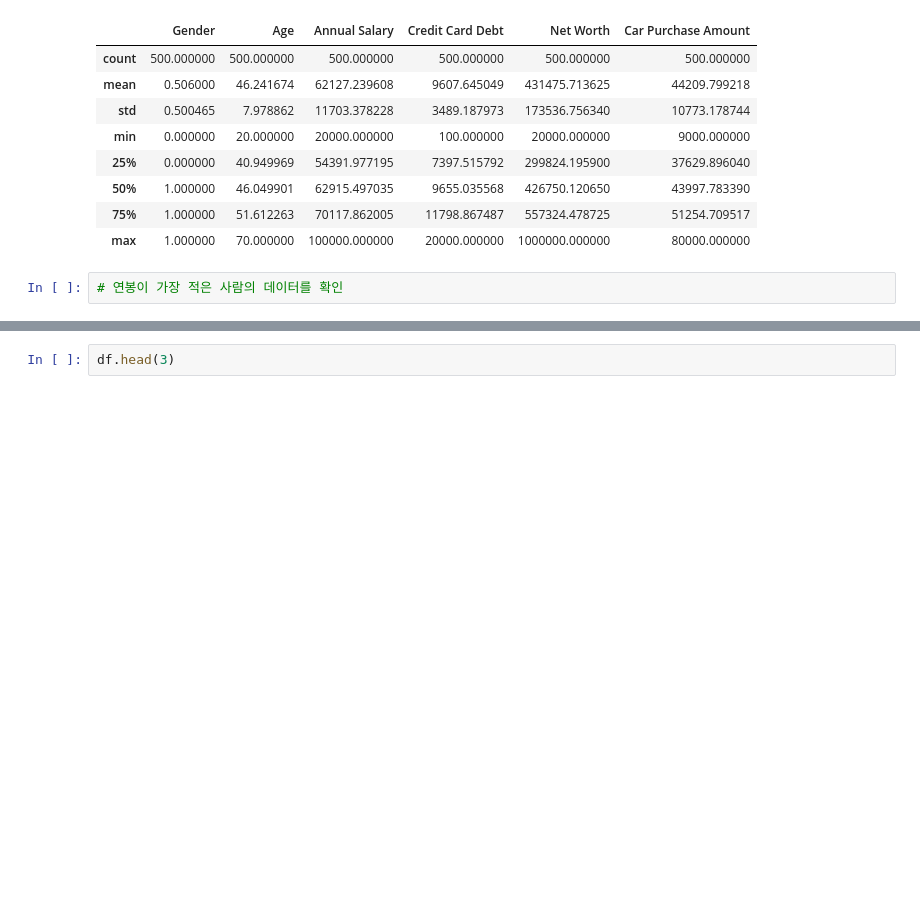
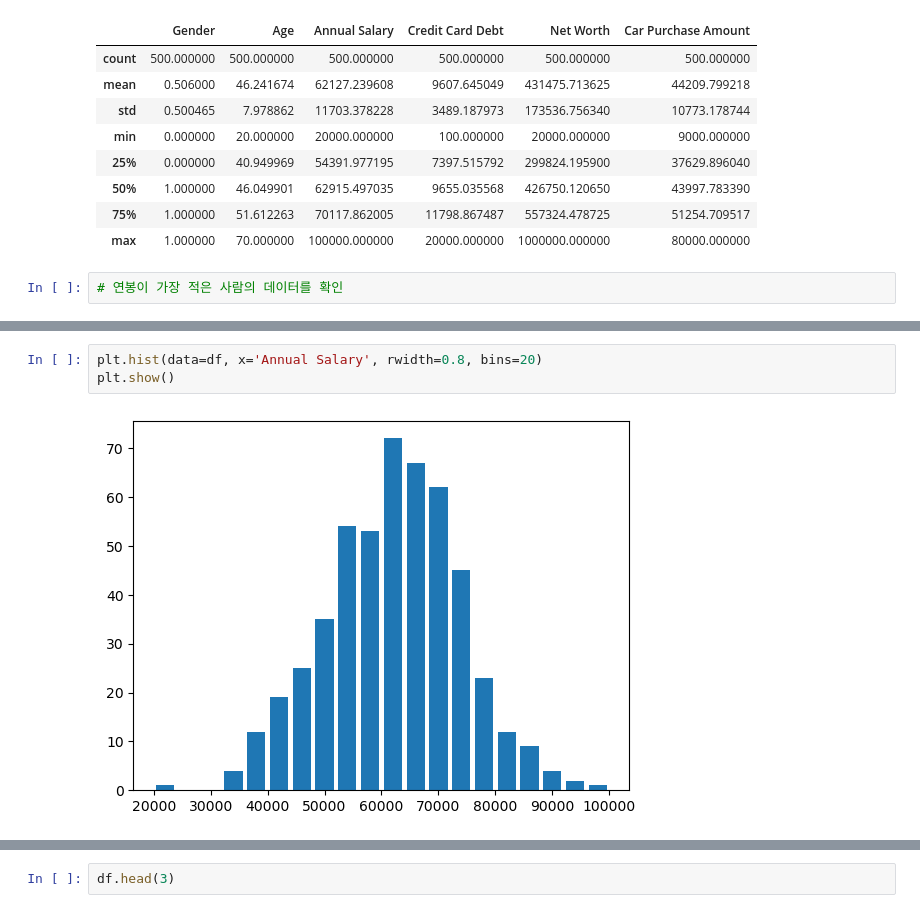
Before and after one commit to canaria81/streamlit_car_price_app, a Jupyter notebook: car_price_app.ipynb, the cells around one changed output, grey strips where cells are left out. Cells and saved outputs as stored; diff of their text form; blank space fills up the shorter version.

```diff
--- a/car_price_app.ipynb
+++ b/car_price_app.ipynb
@@ -26,0 +73,5 @@ df.loc[df['Annual Salary']== df['Annual Salary'].min(),]
+# %%
+plt.hist(data=df, x='Annual Salary', rwidth=0.8, bins=20)
+plt.show()
+# %% [output]
+[figure, added]
```
Also changed, not shown: parts of 51 cells of this notebook.
